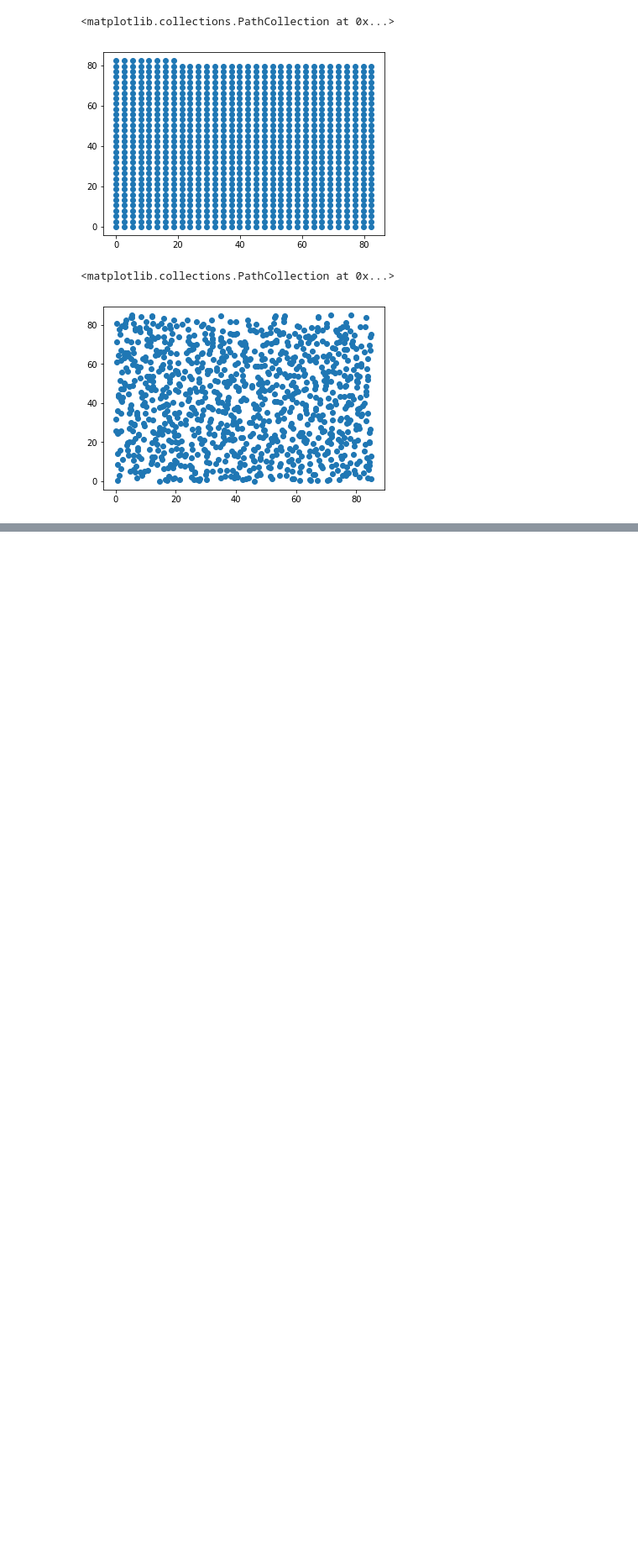
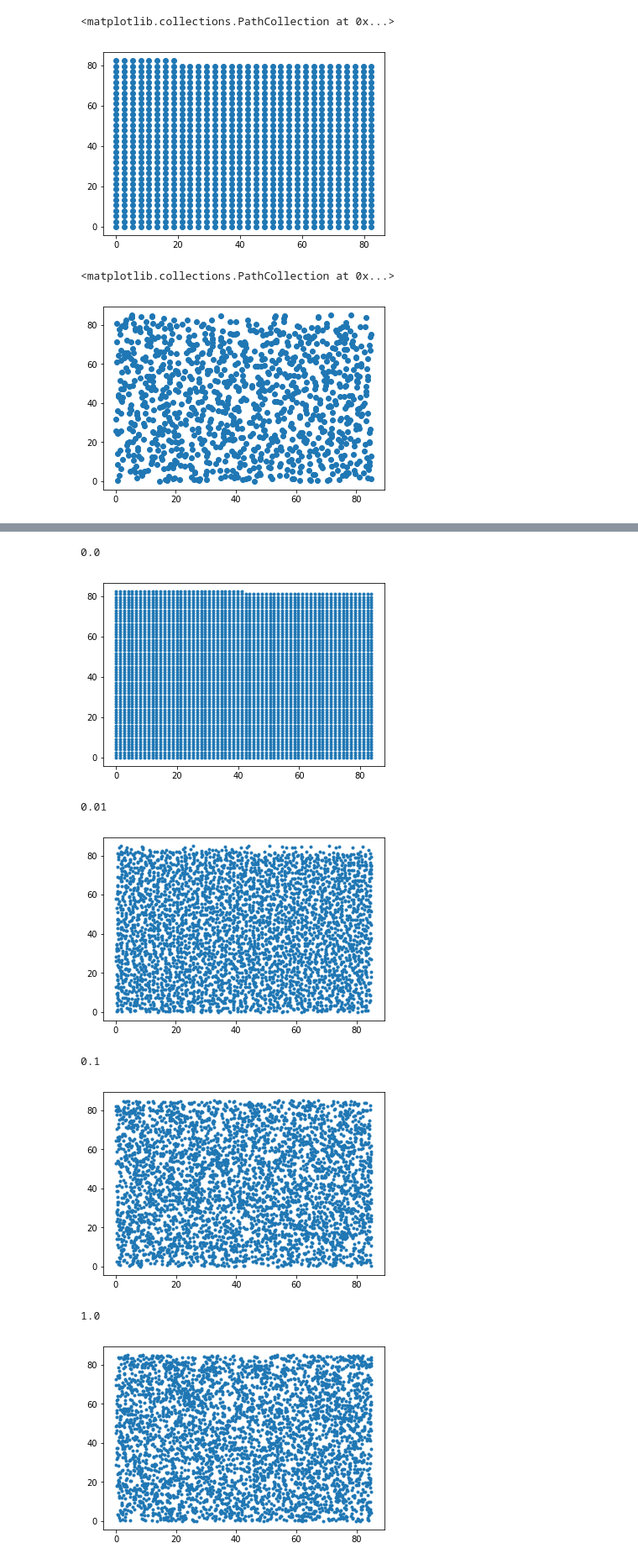
Before and after one commit to felixr7799/Simulation-active-brownian-particles, a Jupyter notebook: ACPProject12324/Untitled.ipynb, the cells around one changed output, grey strips where cells are left out. Shown at 84% size. Drawn from its saved outputs; the diff is of its cells as text; code cells hidden in the pictures; blank space fills up the shorter version.

```diff
--- a/ACPProject12324/Untitled.ipynb
+++ b/ACPProject12324/Untitled.ipynb
@@ -77,0 +190,37 @@ print(t[10])
+# %%
+path_ex4_80 = "ex4_snap_80.dat"
+
+
+x_80 = []
+y_80 = []
+phi_80 = []
+t = []
+with open(path_ex4_80,'r') as f:
+    for line in f:
+        x = []
+        y = []
+        phi = []
+        c = line.split()
+        t.append(float(c[0]))
+        c.pop(0)
+        for i in range(int(len(c)/3)):
+            x.append(float(c[i*3]))
+            y.append(float(c[i*3+1]))
+            phi.append(float(c[i*3+2]))
+        x_80.append(x)
+        y_80.append(y)
+        phi_80.append(phi)
+# %%
+for i in range(5):
+    plt.scatter(x_80[i],y_80[i],marker='.')
+    print(t[i])
+    plt.show()
+# %% [output]
+0.0
+[figure, added]
+0.01
+[figure, added]
+0.1
+[figure, added]
+1.0
+[figure, added]
```
Also changed, not shown: parts of 8 cells of this notebook, 14 other files.
